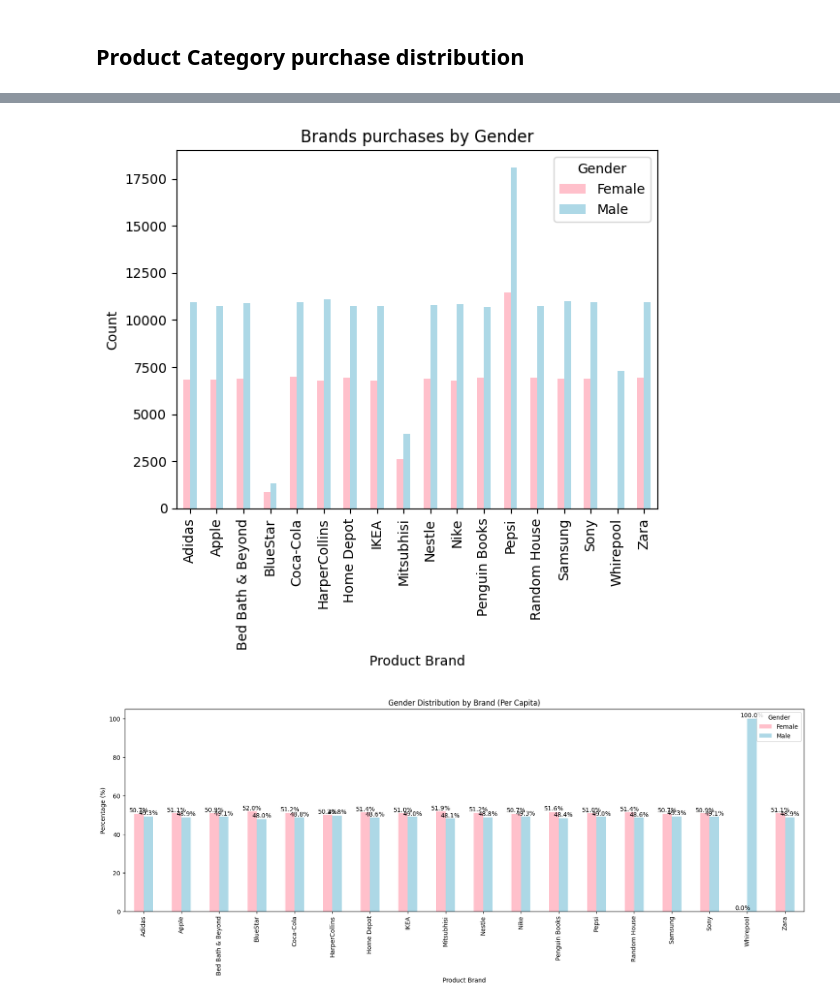
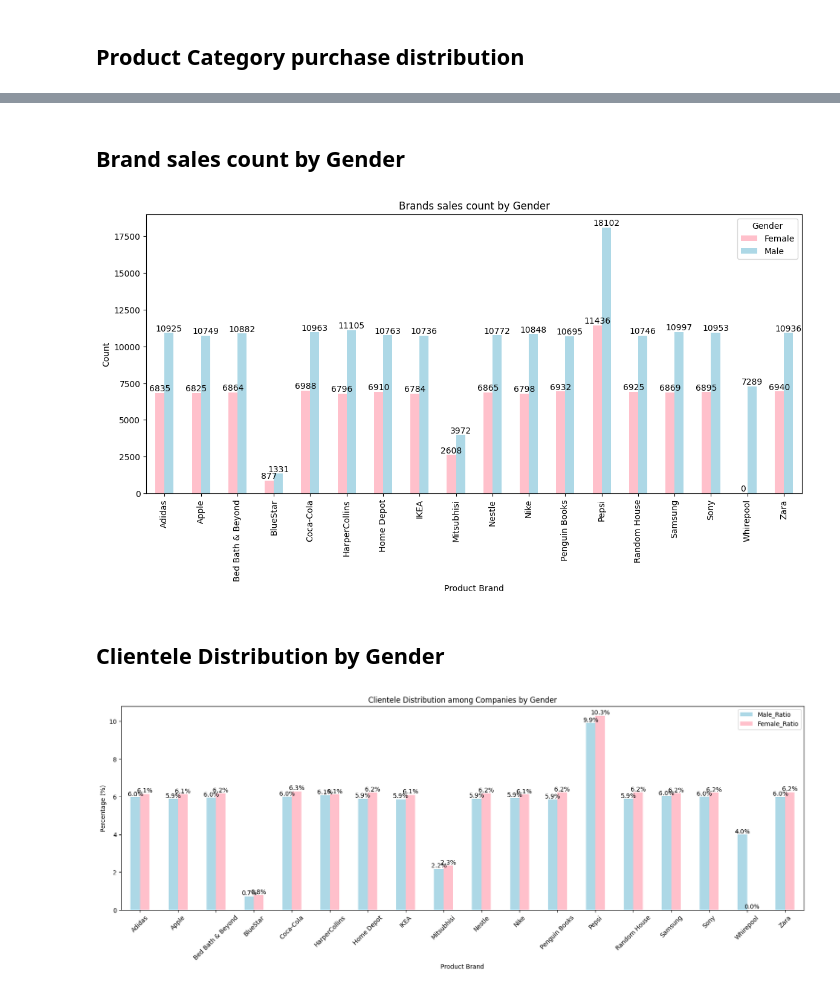
Before and after one commit to JohnnyLiang-OTU/retail_analysis, a Jupyter notebook: main.ipynb, the cells around one changed output, grey strips where cells are left out. Drawn from its saved outputs; the diff is of its cells as text; code cells hidden in the pictures.

```diff
--- a/main.ipynb
+++ b/main.ipynb
@@ -328,41 +354,40 @@ plt.show()
+# %% [markdown]
+## Brand sales count by Gender
 # %%
 brands_by_gender = df.groupby(['Product_Brand', 'Gender']).size()
 brands_by_gender = brands_by_gender.unstack(level=1)
-brands_by_gender.plot(kind='bar', title='Brands purchases by Gender', color=['pink', 'lightblue'])
+ax = brands_by_gender.plot(kind='bar', title='Brands sales count by Gender', color=['pink', 'lightblue'], figsize=(14, 6))
+for container in ax.containers:
+    ax.bar_label(container)
 plt.xlabel('Product Brand')
 plt.ylabel('Count')
 plt.show()
 # %% [output]
-[figure, old version]
+[figure, new version]
-# %%
-# Count of gender
-gender_totals = df['Gender'].value_counts()
-# Calculate purchases per capita
-brands_gender_capita = df.groupby(['Product_Brand', 'Gender']).size().unstack(level=1)
-brands_gender_capita = brands_gender_capita.div(gender_totals)
-
-# Convert to percentages of total per brand
-brands_gender_ratio = brands_gender_capita.div(brands_gender_capita.sum(axis=1), axis=0) * 100
-
-# Create the visualization
-ax = brands_gender_ratio.plot(kind='bar',
-                            title='Gender Distribution by Brand (Per Capita)',
-                            color=['pink', 'lightblue'],
-                            figsize=(20, 6))
-
-plt.xlabel('Product Brand')
-plt.ylabel('Percentage (%)')
-
-# Add percentage labels on bars
-for container in ax.containers:
-    ax.bar_label(container, fmt='%.1f%%')
-
-plt.show()
-
-# # Print the numerical values and gender totals for reference
-# print("\nTotal number of customers by gender:")
-# print(gender_totals)
-# print("\nGender distribution within each brand (per capita, rows sum to 100%):")
-# print(brands_gender_ratio)
-# %% [output]
-[figure, removed]
+# %% [markdown]
+## Clientele Distribution by Gender
+# %%
+# Calculate total customers by gender
+gender_totals = df.groupby('Gender').size()
+
+# Calculate customers by brand and gender
+brand_gender_counts = df.groupby(['Product_Brand', 'Gender']).size().unstack()
+
+# Calculate ratio for males
+male_ratios = brand_gender_counts['Male'] / gender_totals['Male'] * 100
+female_ratios = brand_gender_counts['Female'] / gender_totals['Female'] * 100
+
+gender_ratio = pd.DataFrame({
+    'Male_Ratio' : male_ratios,
+    'Female_Ratio' : female_ratios,
+})
+
+ax = gender_ratio.plot(kind='bar', title="Clientele Distribution among Companies by Gender", color=['lightblue', 'pink'], figsize=(20, 6))
+for container in ax.containers:
+    ax.bar_label(container, fmt='%.1f%%')
+plt.xlabel('Product Brand')
+plt.ylabel('Percentage (%)')
+plt.xticks(rotation=45)
+plt.show()
+# %% [output]
+[figure, added]
```
Also changed, not shown: parts of 14 cells of this notebook, 8 other files.
